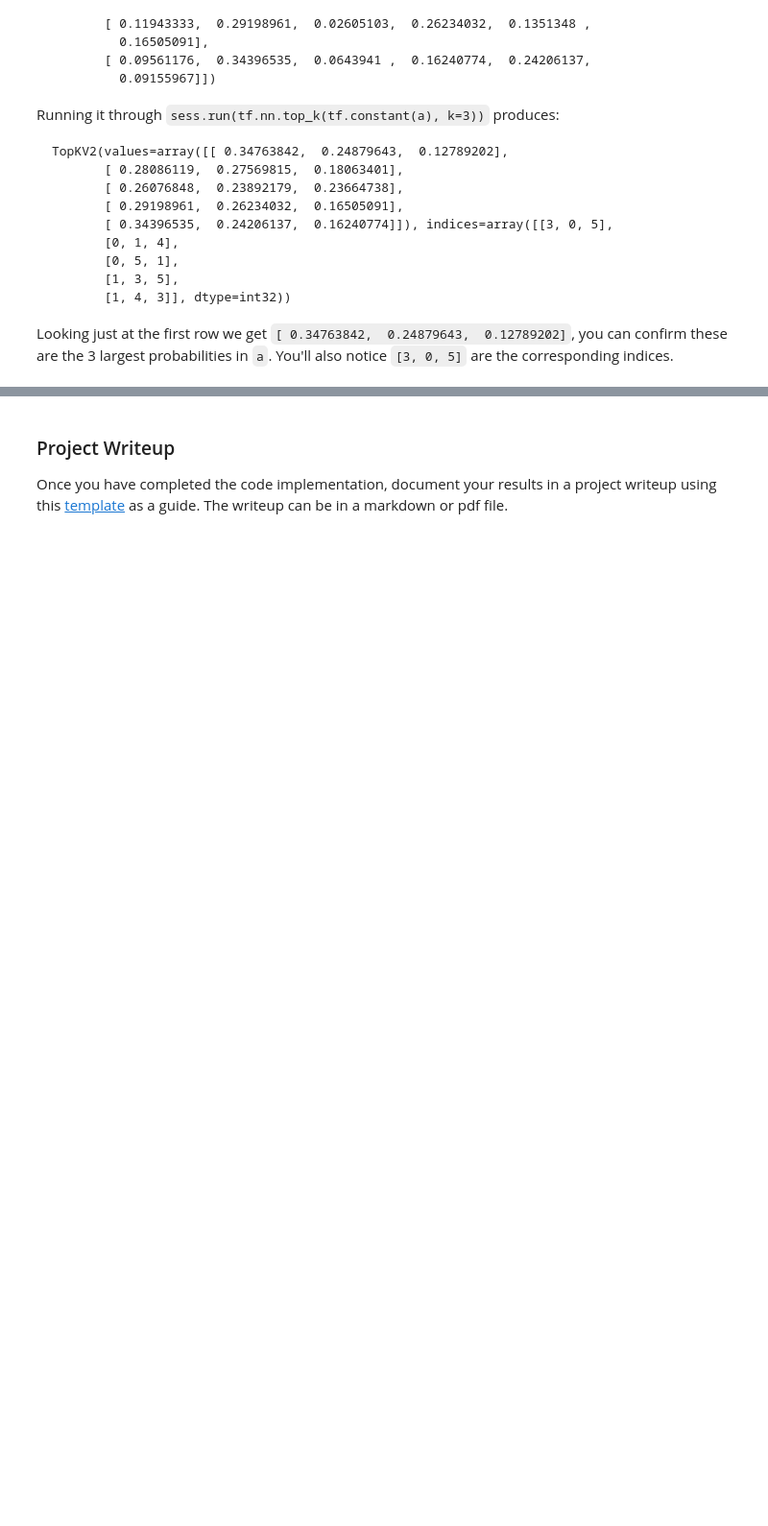
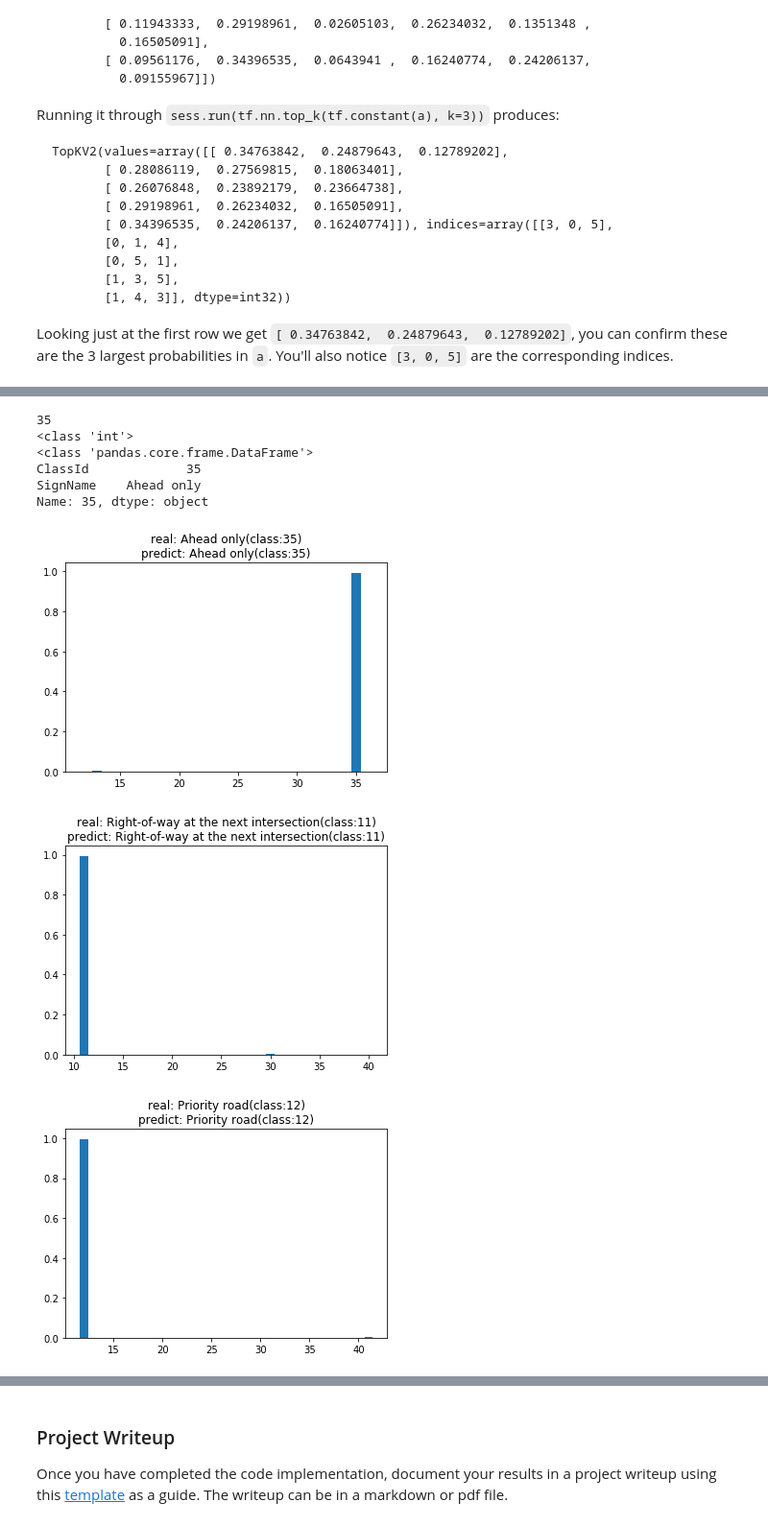
Before and after one commit to linked0/CarND-Traffic-Sign-Classifier, a Jupyter notebook: Traffic_Sign_Classifier.ipynb, the cells around one changed output, grey strips where cells are left out. Shown: that part at 96% size. Saved outputs shown, nothing was run; the diff lists cells and outputs as text; code cells hidden in the pictures; blank space fills up the shorter version.

````diff
--- a/Traffic_Sign_Classifier.ipynb
+++ b/Traffic_Sign_Classifier.ipynb
@@ -334,0 +439,27 @@ You may find `signnames.csv` useful as it contains mappings from the class id (i
+# %%
+### Run the predictions here and use the model to output the prediction for each image.
+### Make sure to pre-process the images with the same pre-processing pipeline used earlier.
+### Feel free to use as many code cells as needed.
+# Grayscales an image
+import tensorflow as tf
+
+def gray_scale(X_input):
+    X_output = np.zeros((len(X_input),32,32,1))
+    for i in range(len(X_input)):
+        img = X_input[i].squeeze()
+        img=img.astype(np.uint8)
+        X_output[i,:,:,0] = cv2.cvtColor(img, cv2.COLOR_BGR2GRAY)
+    return X_output
+
+new_test_X.astype(np.float32)
+new_test_gray_X = gray_scale(new_test_X)
+new_test_norm_X = (new_test_gray_X - 128) / 128
+
+with tf.Session() as sess:
+    sess.run(tf.global_variables_initializer())
+    saver = tf.train.import_meta_graph('lenet.meta')
+    saver.restore(sess, "./lenet")
+#     saver.restore(sess, tf.train.latest_checkpoint('.'))
+    softmax_result = sess.run(tf.nn.softmax(logits), feed_dict={x: new_test_norm_X, keep_prob:1.0})
+    argmax_result = np.argmax(softmax_result, 1)
+    print('Result = {0}'.format(argmax_result))
@@ -377,3 +513,7 @@ TopKV2(values=array([[ 0.34763842,  0.24879643,  0.12789202],
 ```
 
 Looking just at the first row we get `[ 0.34763842,  0.24879643,  0.12789202]`, you can confirm these are the 3 largest probabilities in `a`. You'll also notice `[3, 0, 5]` are the corresponding indices.
+# %%
+with tf.Session() as sess:
+    softmax_top5 = sess.run(tf.nn.top_k(softmax_result, 5))
+print(softmax_top5)
@@ -380,3 +535,24 @@ Looking just at the first row we get `[ 0.34763842,  0.24879643,  0.12789202]`,
 # %%
 ### Print out the top five softmax probabilities for the predictions on the German traffic sign images found on the web.
 ### Feel free to use as many code cells as needed.
+print(new_test_y[0])
+print(type(new_test_y[0]))
+print(type(sign_names))
+print(sign_names.iloc[new_test_y[0]])
+for i in range(len(new_test_y)):
+    plt.bar(softmax_top5.indices[i], softmax_top5.values[i])
+    plt.title("real: {0}(class:{1})\npredict: {2}(class:{3})".format(sign_names.iloc[new_test_y[i]].SignName,\
+                                            new_test_y[i],\
+                                            sign_names.iloc[softmax_top5.indices[i][0]].SignName,\
+                                            softmax_top5.indices[i][0]))
+    plt.show()
+# %% [output]
+35
+<class 'int'>
+<class 'pandas.core.frame.DataFrame'>
+ClassId             35
+SignName    Ahead only
+Name: 35, dtype: object
+[figure, added]
+[figure, added]
+[figure, added]
````
Also changed, not shown: parts of 16 cells of this notebook, 20 other files.
